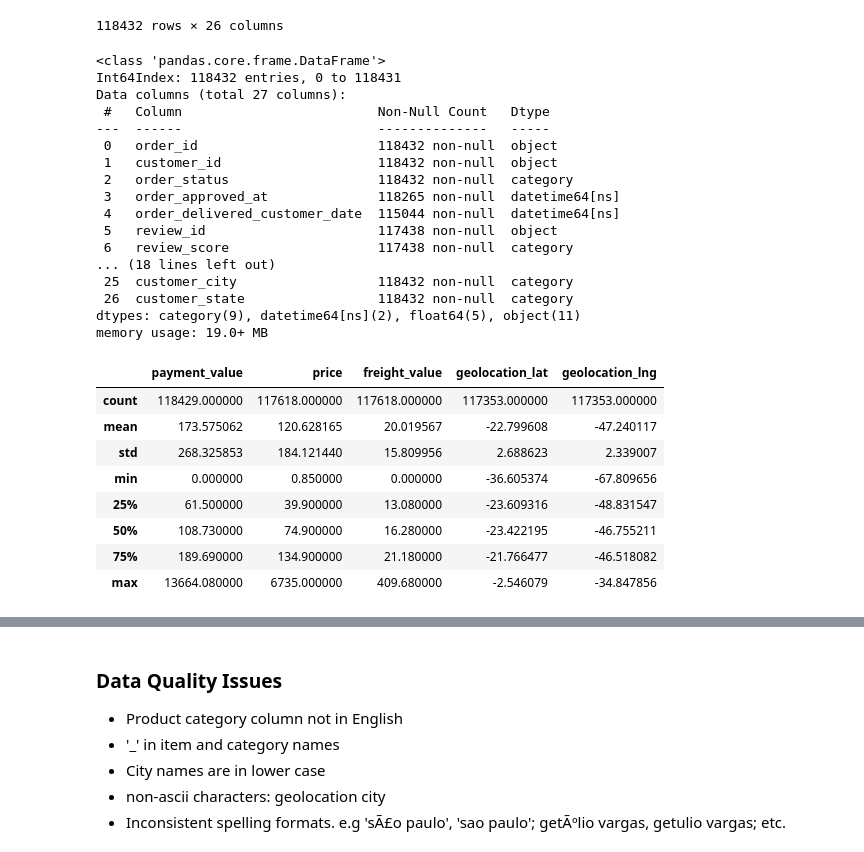
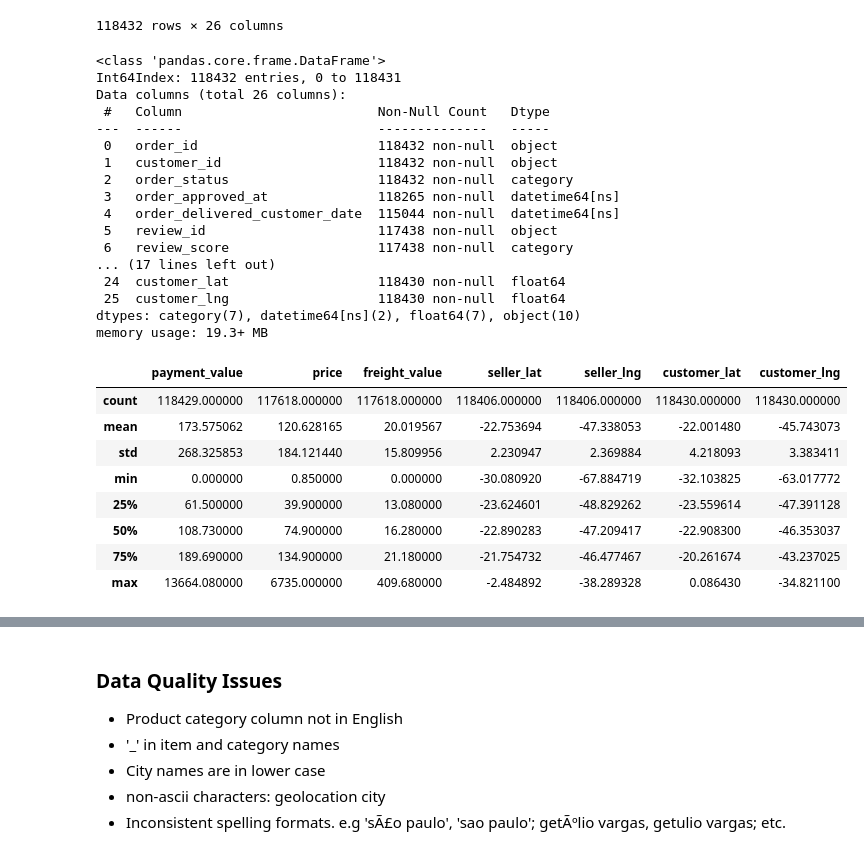
Before and after one commit to KennethOdoh/olist_kpi_dashboard, a Jupyter notebook: olist_ecommerce.ipynb, the cells around one changed output, grey strips where cells are left out. Cells and saved outputs as stored; diff of their text form; code cells hidden in the pictures.

```diff
--- a/olist_ecommerce.ipynb
+++ b/olist_ecommerce.ipynb
@@ -708,11 +712,11 @@ sales_df_clean
 # Export to csv for visual cleaning
 sales_df_clean.to_csv('dirty_sales_data.csv', index=False)
 # %%
-sales_data.info()
+sales_df_clean.info()
 # %% [output]
 <class 'pandas.core.frame.DataFrame'>
 Int64Index: 118432 entries, 0 to 118431
-Data columns (total 27 columns):
+Data columns (total 26 columns):
  #   Column                         Non-Null Count   Dtype
 ---  ------                         --------------   -----
  0   order_id                       118432 non-null  object
@@ -722,21 +726,21 @@ Data columns (total 27 columns):
  4   order_delivered_customer_date  115044 non-null  datetime64[ns]
  5   review_id                      117438 non-null  object
  6   review_score                   117438 non-null  category
-... (18 lines left out)
- 25  customer_city                  118432 non-null  category
- 26  customer_state                 118432 non-null  category
-dtypes: category(9), datetime64[ns](2), float64(5), object(11)
-memory usage: 19.0+ MB
+... (17 lines left out)
+ 24  customer_lat                   118430 non-null  float64
+ 25  customer_lng                   118430 non-null  float64
+dtypes: category(7), datetime64[ns](2), float64(7), object(10)
+memory usage: 19.3+ MB
 # %%
-sales_data.describe()
+sales_df_clean.describe()
 # %% [output]
-|  | payment_value | price | freight_value | geolocation_lat | geolocation_lng |
-| count | 118429.000000 | 117618.000000 | 117618.000000 | 117353.000000 | 117353.000000 |
-| mean | 173.575062 | 120.628165 | 20.019567 | -22.799608 | -47.240117 |
-| std | 268.325853 | 184.121440 | 15.809956 | 2.688623 | 2.339007 |
-| min | 0.000000 | 0.850000 | 0.000000 | -36.605374 | -67.809656 |
-| 25% | 61.500000 | 39.900000 | 13.080000 | -23.609316 | -48.831547 |
-| 50% | 108.730000 | 74.900000 | 16.280000 | -23.422195 | -46.755211 |
-| 75% | 189.690000 | 134.900000 | 21.180000 | -21.766477 | -46.518082 |
-| max | 13664.080000 | 6735.000000 | 409.680000 | -2.546079 | -34.847856 |
+|  | payment_value | price | freight_value | seller_lat | seller_lng | customer_lat | customer_lng |
+| count | 118429.000000 | 117618.000000 | 117618.000000 | 118406.000000 | 118406.000000 | 118430.000000 | 118430.000000 |
+| mean | 173.575062 | 120.628165 | 20.019567 | -22.753694 | -47.338053 | -22.001480 | -45.743073 |
+| std | 268.325853 | 184.121440 | 15.809956 | 2.230947 | 2.369884 | 4.218093 | 3.383411 |
+| min | 0.000000 | 0.850000 | 0.000000 | -30.080920 | -67.884719 | -32.103825 | -63.017772 |
+| 25% | 61.500000 | 39.900000 | 13.080000 | -23.624601 | -48.829262 | -23.559614 | -47.391128 |
+| 50% | 108.730000 | 74.900000 | 16.280000 | -22.890283 | -47.209417 | -22.908300 | -46.353037 |
+| 75% | 189.690000 | 134.900000 | 21.180000 | -21.754732 | -46.477467 | -20.261674 | -43.237025 |
+| max | 13664.080000 | 6735.000000 | 409.680000 | -2.484892 | -38.289328 | 0.086430 | -34.821100 |
 # %%
```
Also changed, not shown: parts of 30 cells of this notebook.
